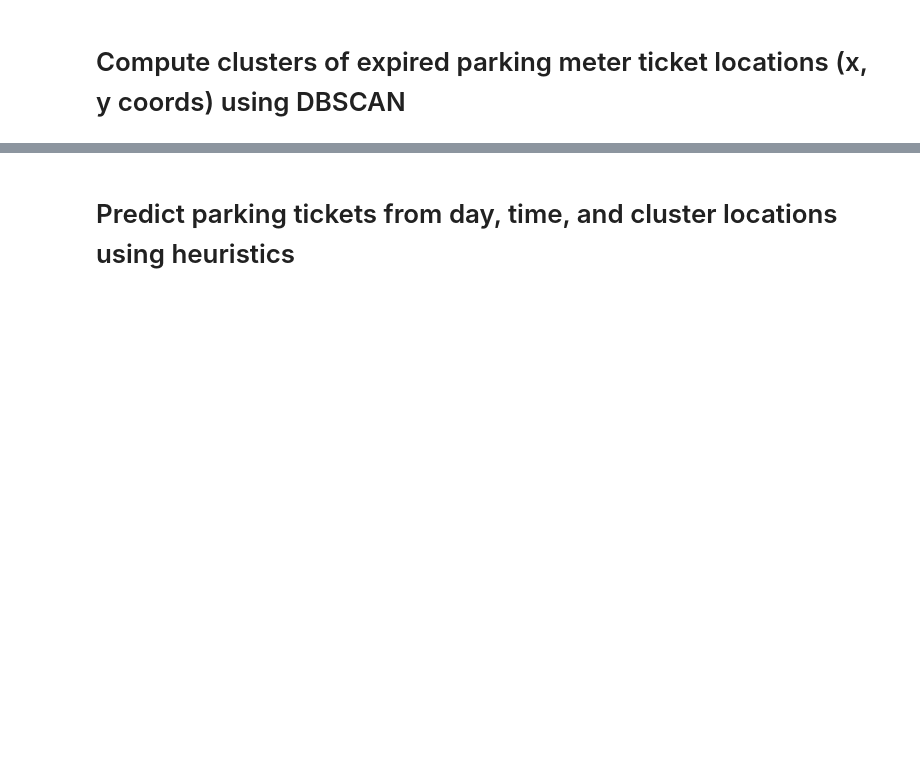
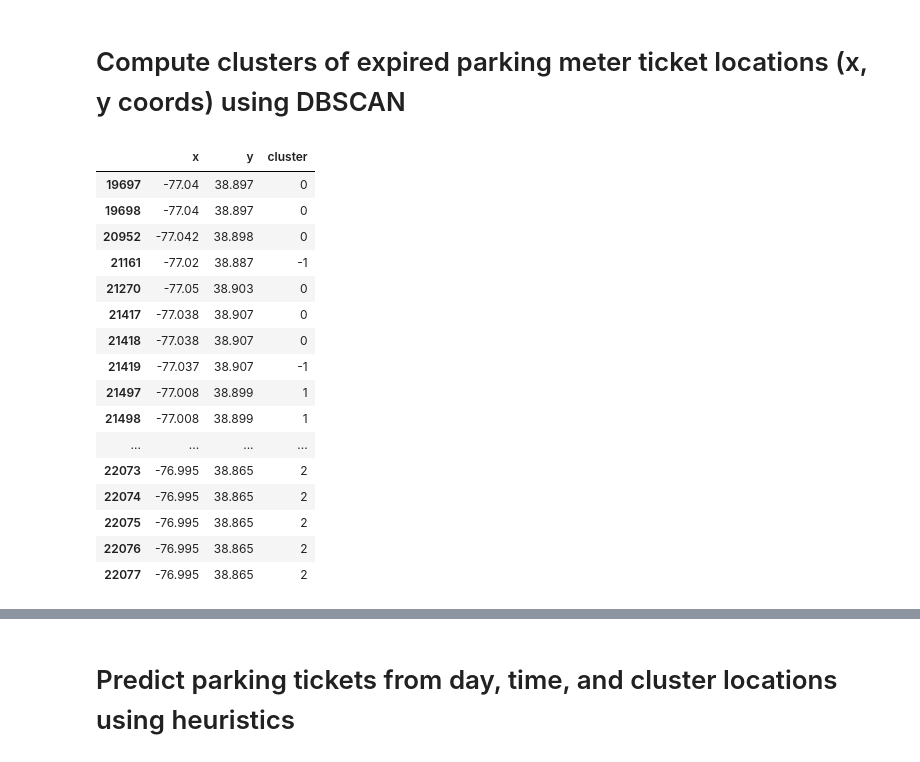
Before and after one commit to reedmarkham/meter-made, a Jupyter notebook: meter_made.ipynb, the cells around one changed output, grey strips where cells are left out. Cells and saved outputs as stored; diff of their text form; code cells hidden in the pictures; blank space fills up the shorter version.

```diff
--- a/meter_made.ipynb
+++ b/meter_made.ipynb
@@ -218,27 +268,45 @@ del X_full
 # %%
 def compute_dbscan_clusters(to_cluster, d, h):
   """Computes DBSCAN clusters for a given date and hour.
 
   Args:
     to_cluster: A pandas DataFrame with columns 'x', 'y', 'd', 'w', 't', 'h'.
     d: The date to filter for.
     h: The hour to filter for.
 
   Returns:
     A pandas DataFrame with columns 'x', 'y', 'cluster', containing the clustered
     data for the specified date and hour.
   """
   filtered_data = to_cluster[(to_cluster['d'] == d) & (to_cluster['h'] == h)][['x', 'y']]
   if filtered_data.empty:
     return pd.DataFrame(columns=['x', 'y', 'cluster'])
   db = DBSCAN(eps=0.01, min_samples=5).fit(filtered_data)
   labels = db.labels_
   core = db.core_sample_indices_
   clustered_data = filtered_data.copy()
   clustered_data['cluster'] = labels
   return clustered_data
 
-#compute_dbscan_clusters(to_cluster, datetime.date(2024, 6, 25), 11)
+compute_dbscan_clusters(to_cluster, datetime.date(2024, 6, 25), 11)
+# %% [output]
+|  | x | y | cluster |
+| 19697 | -77.04 | 38.897 | 0 |
+| 19698 | -77.04 | 38.897 | 0 |
+| 20952 | -77.042 | 38.898 | 0 |
+| 21161 | -77.02 | 38.887 | -1 |
+| 21270 | -77.05 | 38.903 | 0 |
+| 21417 | -77.038 | 38.907 | 0 |
+| 21418 | -77.038 | 38.907 | 0 |
+| 21419 | -77.037 | 38.907 | -1 |
+| 21497 | -77.008 | 38.899 | 1 |
+| 21498 | -77.008 | 38.899 | 1 |
+| ... | ... | ... | ... |
+| 22073 | -76.995 | 38.865 | 2 |
+| 22074 | -76.995 | 38.865 | 2 |
+| 22075 | -76.995 | 38.865 | 2 |
+| 22076 | -76.995 | 38.865 | 2 |
+| 22077 | -76.995 | 38.865 | 2 |
 # %%
 map = folium.Map(location=DC_COORDS, zoom_start=12, tiles="cartodb positron")
 
```
Also changed, not shown: parts of 17 cells of this notebook.
